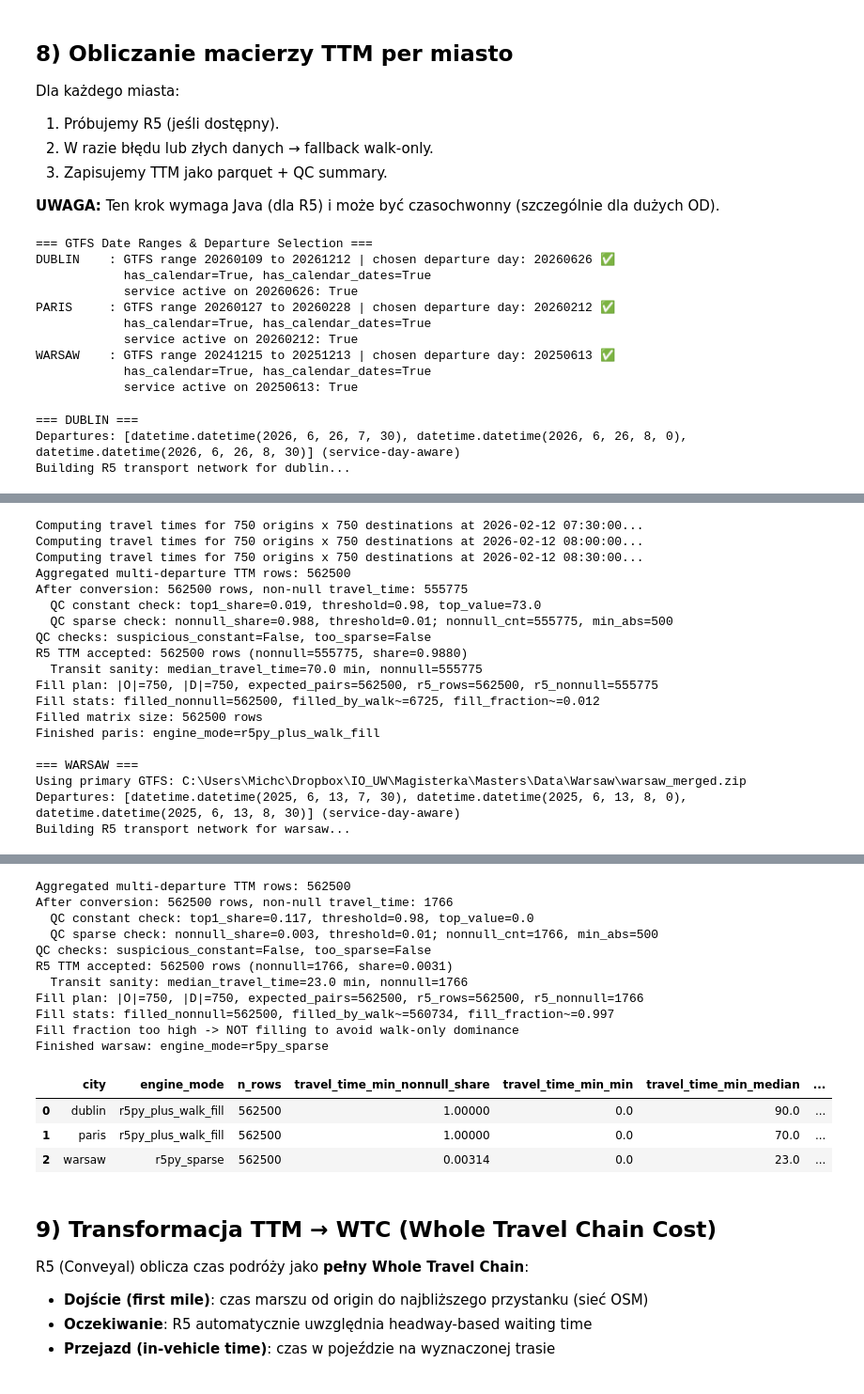
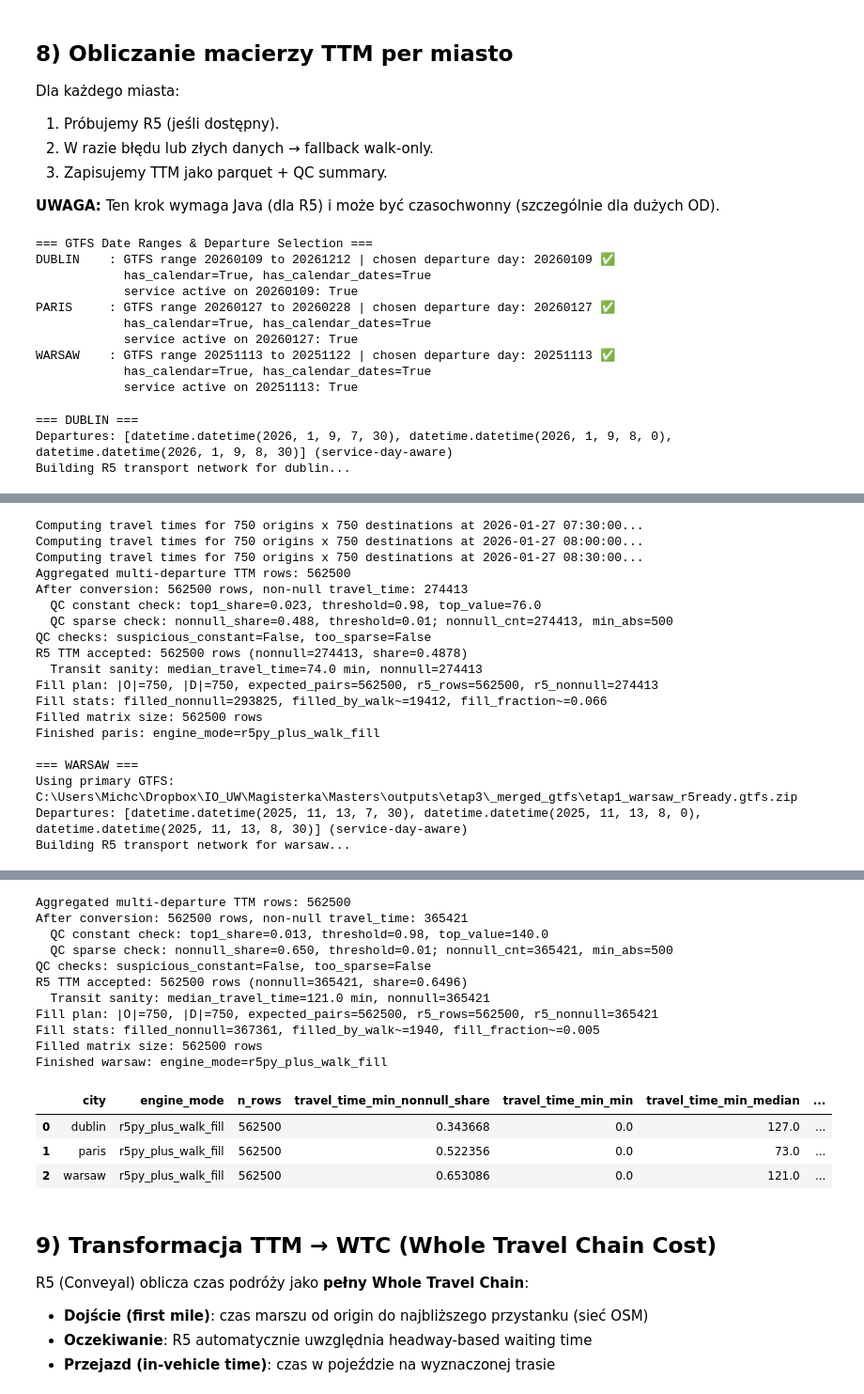
Before and after one commit to Michciak/Masters, a Jupyter notebook: Netobooks/etap3.ipynb, the cells around one changed output, grey strips where cells are left out. Shown at 94% size. Saved outputs shown, nothing was run; the diff lists cells and outputs as text; code cells hidden in the pictures.

```diff
--- a/Netobooks/etap3.ipynb
+++ b/Netobooks/etap3.ipynb
@@ -169,13 +169,13 @@ DIAG_SAMPLE_K: int = 200
 # --- Mapowanie kolumn atrybutowych per miasto (populacja / zatrudnienie) ---
 # Używane do ekstrakcji O_i (popyt) i D_j (podaż) z warstw Etapu I
 CITY_POP_COLUMN = {
-    'dublin': None,       # Dublin grid nie ma kolumny populacji (ograniczenie danych)
+    'dublin': 'pop',      # z Census 2022 GISCO grid → sjoin do ITM grid (RC3, etap1)
     'paris': 'pop',       # z fra_pd_2020_1km_ASCII_XYZ.csv → cell_id, pop
     'warsaw': 'tot',      # z NSP2021 census → tot = populacja ogółem
 }
 CITY_JOBS_COLUMN = {
-    'dublin': 'T8_T',         # work_zones: T8_T = total workers by industry
-    'paris': 'NB_TOTAL_EMPLOI',   # employment_zones
+    'dublin': 'employment',   # areal-weighted z Workplace Zones → kolumna 'employment' (Etap I)
+    'paris': 'employment',    # areal-weighted z workplace_density (SIRENE) → kolumna 'employment' (Etap I)
     'warsaw': None,           # brak danych o zatrudnieniu na siatce (ograniczenie)
 }
 
@@ -617,7 +622,7 @@ for city in CITIES:
 
     if OD_SCALE_MODE == 'sample_k':
         cent_o_s = sample_units(cent_o, OD_SAMPLE_K, OD_RANDOM_SEED)
-        cent_d_s = sample_units(cent_d, OD_SAMPLE_K, OD_RANDOM_SEED + 1)
+        cent_d_s = sample_units(cent_d, OD_SAMPLE_K, OD_RANDOM_SEED)  # fix3.4: symetryczna macierz OD
     else:
         raise NotImplementedError(f'OD_SCALE_MODE not implemented: {OD_SCALE_MODE}')
 
@@ -1045,7 +1208,7 @@ def _walk_time_minutes_for_pairs(
     dist_m = np.sqrt(dx * dx + dy * dy, dtype=np.float32) * detour
 
     t_min = dist_m / float(WALK_SPEED_MPS) / 60.0
-    t_min = np.clip(t_min, 0.0, float(FALLBACK_WALK_ONLY_MAX_TIME_MIN)).astype('float32')
+    t_min = np.where(t_min <= float(FALLBACK_WALK_ONLY_MAX_TIME_MIN), t_min, np.nan).astype('float32')
 
     # Ustaw NaN dla par z nieznalezionymi ID
     if bad_mask.any():
@@ -1080,6 +1243,7 @@ def _fill_missing_pairs_with_walk(
         base['dest_id'] = base['dest_id'].astype('string')
         merged = full.merge(base, on=['origin_id', 'dest_id'], how='left')
 
+    merged['is_walk_fill'] = False  # RC5: flaga par uzupełnionych walk-fallback
     miss = merged['travel_time_min'].isna()
     if not bool(miss.any()):
         return merged
@@ -1090,6 +1254,7 @@ def _fill_missing_pairs_with_walk(
         origin_ids=merged.loc[miss, 'origin_id'],
         dest_ids=merged.loc[miss, 'dest_id'],
     )
+    merged.loc[miss, 'is_walk_fill'] = True  # RC5
     return merged
 # %% [markdown]
 ## 8) Obliczanie macierzy TTM per miasto
@@ -1121,7 +1286,7 @@ for city in CITIES:
         try:
             rng = read_gtfs_service_date_range(Path(gtfs_zip))
             # Also compute what departure day will be chosen
-            chosen_day = choose_service_day_within_gtfs(gtfs_zip, prefer_weekdays=True, prefer='mid')
+            chosen_day = choose_service_day_within_gtfs(gtfs_zip, prefer_weekdays=True, prefer='min')
             chosen_date = datetime.strptime(chosen_day, '%Y%m%d').date()
             in_range = (rng.min_date() <= chosen_date <= rng.max_date()) if not rng.is_empty() else False
             status = '✅' if in_range else '❌ OUT-OF-RANGE'
@@ -1140,15 +1305,15 @@ for city in CITIES:
 print()
 # %% [output]
 === GTFS Date Ranges & Departure Selection ===
-DUBLIN    : GTFS range 20260109 to 20261212 | chosen departure day: 20260626 ✅
+DUBLIN    : GTFS range 20260109 to 20261212 | chosen departure day: 20260109 ✅
             has_calendar=True, has_calendar_dates=True
-            service active on 20260626: True
-PARIS     : GTFS range 20260127 to 20260228 | chosen departure day: 20260212 ✅
+            service active on 20260109: True
+PARIS     : GTFS range 20260127 to 20260228 | chosen departure day: 20260127 ✅
             has_calendar=True, has_calendar_dates=True
-            service active on 20260212: True
-WARSAW    : GTFS range 20241215 to 20251213 | chosen departure day: 20250613 ✅
+            service active on 20260127: True
+WARSAW    : GTFS range 20251113 to 20251122 | chosen departure day: 20251113 ✅
             has_calendar=True, has_calendar_dates=True
-            service active on 20250613: True
+            service active on 20251113: True
 # %%
 TTM_QC_ROWS = []
 
@@ -1415,6 +1580,9 @@ for city in CITIES:
 
     if warnings:
         (city_dir / 'qc' / 'warnings.md').write_text('\n'.join(f'- {w}' for w in warnings) + '\n', encoding='utf-8')
+    else:
+        if (city_dir / 'qc' / 'warnings.md').exists():
+            (city_dir / 'qc' / 'warnings.md').unlink()
 
     write_city_run_info(city, city_dir, engine_mode, departure_datetimes=departures_used or None)
     print(f'Finished {city}: engine_mode={engine_mode}')
@@ -1423,5 +1591,5 @@ TTM_QC = pd.DataFrame(TTM_QC_ROWS)
 TTM_QC
 # %% [output]
 === DUBLIN ===
-Departures: [datetime.datetime(2026, 6, 26, 7, 30), datetime.datetime(2026, 6, 26, 8, 0), datetime.datetime(2026, 6, 26, 8, 30)] (service-day-aware)
+Departures: [datetime.datetime(2026, 1, 9, 7, 30), datetime.datetime(2026, 1, 9, 8, 0), datetime.datetime(2026, 1, 9, 8, 30)] (service-day-aware)
 Building R5 transport network for dublin...
@@ -1445,20 +1613,20 @@ Departures: [datetime.datetime(2026, 2, 12, 7, 30), datetime.datetime(2026, 2, 1
 Building R5 transport network for paris...
-Computing travel times for 750 origins x 750 destinations at 2026-02-12 07:30:00...
-Computing travel times for 750 origins x 750 destinations at 2026-02-12 08:00:00...
-Computing travel times for 750 origins x 750 destinations at 2026-02-12 08:30:00...
+Computing travel times for 750 origins x 750 destinations at 2026-01-27 07:30:00...
+Computing travel times for 750 origins x 750 destinations at 2026-01-27 08:00:00...
+Computing travel times for 750 origins x 750 destinations at 2026-01-27 08:30:00...
 Aggregated multi-departure TTM rows: 562500
-After conversion: 562500 rows, non-null travel_time: 555775
-  QC constant check: top1_share=0.019, threshold=0.98, top_value=73.0
-  QC sparse check: nonnull_share=0.988, threshold=0.01; nonnull_cnt=555775, min_abs=500
+After conversion: 562500 rows, non-null travel_time: 274413
+  QC constant check: top1_share=0.023, threshold=0.98, top_value=76.0
+  QC sparse check: nonnull_share=0.488, threshold=0.01; nonnull_cnt=274413, min_abs=500
 QC checks: suspicious_constant=False, too_sparse=False
-R5 TTM accepted: 562500 rows (nonnull=555775, share=0.9880)
-  Transit sanity: median_travel_time=70.0 min, nonnull=555775
-Fill plan: |O|=750, |D|=750, expected_pairs=562500, r5_rows=562500, r5_nonnull=555775
-Fill stats: filled_nonnull=562500, filled_by_walk~=6725, fill_fraction~=0.012
+R5 TTM accepted: 562500 rows (nonnull=274413, share=0.4878)
+  Transit sanity: median_travel_time=74.0 min, nonnull=274413
+Fill plan: |O|=750, |D|=750, expected_pairs=562500, r5_rows=562500, r5_nonnull=274413
+Fill stats: filled_nonnull=293825, filled_by_walk~=19412, fill_fraction~=0.066
 Filled matrix size: 562500 rows
 Finished paris: engine_mode=r5py_plus_walk_fill
 
 === WARSAW ===
-Using primary GTFS: C:\Users\Michc\Dropbox\IO_UW\Magisterka\Masters\Data\Warsaw\warsaw_merged.zip
-Departures: [datetime.datetime(2025, 6, 13, 7, 30), datetime.datetime(2025, 6, 13, 8, 0), datetime.datetime(2025, 6, 13, 8, 30)] (service-day-aware)
+Using primary GTFS: C:\Users\Michc\Dropbox\IO_UW\Magisterka\Masters\outputs\etap3\_merged_gtfs\etap1_warsaw_r5ready.gtfs.zip
+Departures: [datetime.datetime(2025, 11, 13, 7, 30), datetime.datetime(2025, 11, 13, 8, 0), datetime.datetime(2025, 11, 13, 8, 30)] (service-day-aware)
 Building R5 transport network for warsaw...
@@ -1468,18 +1636,18 @@ Computing travel times for 750 origins x 750 destinations at 2025-06-13 08:30:00
 Aggregated multi-departure TTM rows: 562500
-After conversion: 562500 rows, non-null travel_time: 1766
-  QC constant check: top1_share=0.117, threshold=0.98, top_value=0.0
-  QC sparse check: nonnull_share=0.003, threshold=0.01; nonnull_cnt=1766, min_abs=500
+After conversion: 562500 rows, non-null travel_time: 365421
+  QC constant check: top1_share=0.013, threshold=0.98, top_value=140.0
+  QC sparse check: nonnull_share=0.650, threshold=0.01; nonnull_cnt=365421, min_abs=500
 QC checks: suspicious_constant=False, too_sparse=False
-R5 TTM accepted: 562500 rows (nonnull=1766, share=0.0031)
-  Transit sanity: median_travel_time=23.0 min, nonnull=1766
-Fill plan: |O|=750, |D|=750, expected_pairs=562500, r5_rows=562500, r5_nonnull=1766
-Fill stats: filled_nonnull=562500, filled_by_walk~=560734, fill_fraction~=0.997
-Fill fraction too high -> NOT filling to avoid walk-only dominance
-Finished warsaw: engine_mode=r5py_sparse
+R5 TTM accepted: 562500 rows (nonnull=365421, share=0.6496)
+  Transit sanity: median_travel_time=121.0 min, nonnull=365421
+Fill plan: |O|=750, |D|=750, expected_pairs=562500, r5_rows=562500, r5_nonnull=365421
+Fill stats: filled_nonnull=367361, filled_by_walk~=1940, fill_fraction~=0.005
+Filled matrix size: 562500 rows
+Finished warsaw: engine_mode=r5py_plus_walk_fill
 |  | city | engine_mode | n_rows | travel_time_min_nonnull_share | travel_time_min_min | travel_time_min_median | ... |
-| 0 | dublin | r5py_plus_walk_fill | 562500 | 1.00000 | 0.0 | 90.0 | ... |
-| 1 | paris | r5py_plus_walk_fill | 562500 | 1.00000 | 0.0 | 70.0 | ... |
-| 2 | warsaw | r5py_sparse | 562500 | 0.00314 | 0.0 | 23.0 | ... |
+| 0 | dublin | r5py_plus_walk_fill | 562500 | 0.343668 | 0.0 | 127.0 | ... |
+| 1 | paris | r5py_plus_walk_fill | 562500 | 0.522356 | 0.0 | 73.0 | ... |
+| 2 | warsaw | r5py_plus_walk_fill | 562500 | 0.653086 | 0.0 | 121.0 | ... |
 # %% [markdown]
 ## 9) Transformacja TTM → WTC (Whole Travel Chain Cost)
 
```
Also changed, not shown: parts of 9 cells of this notebook, 6 other files.
